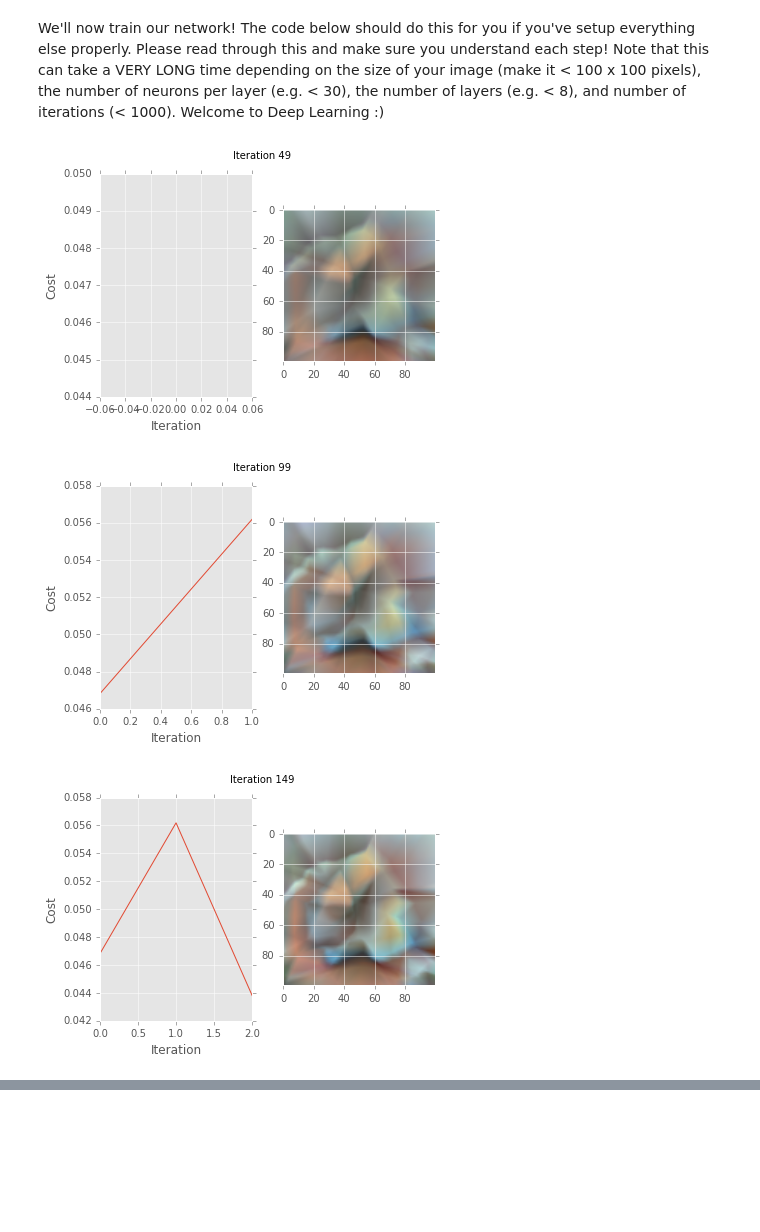
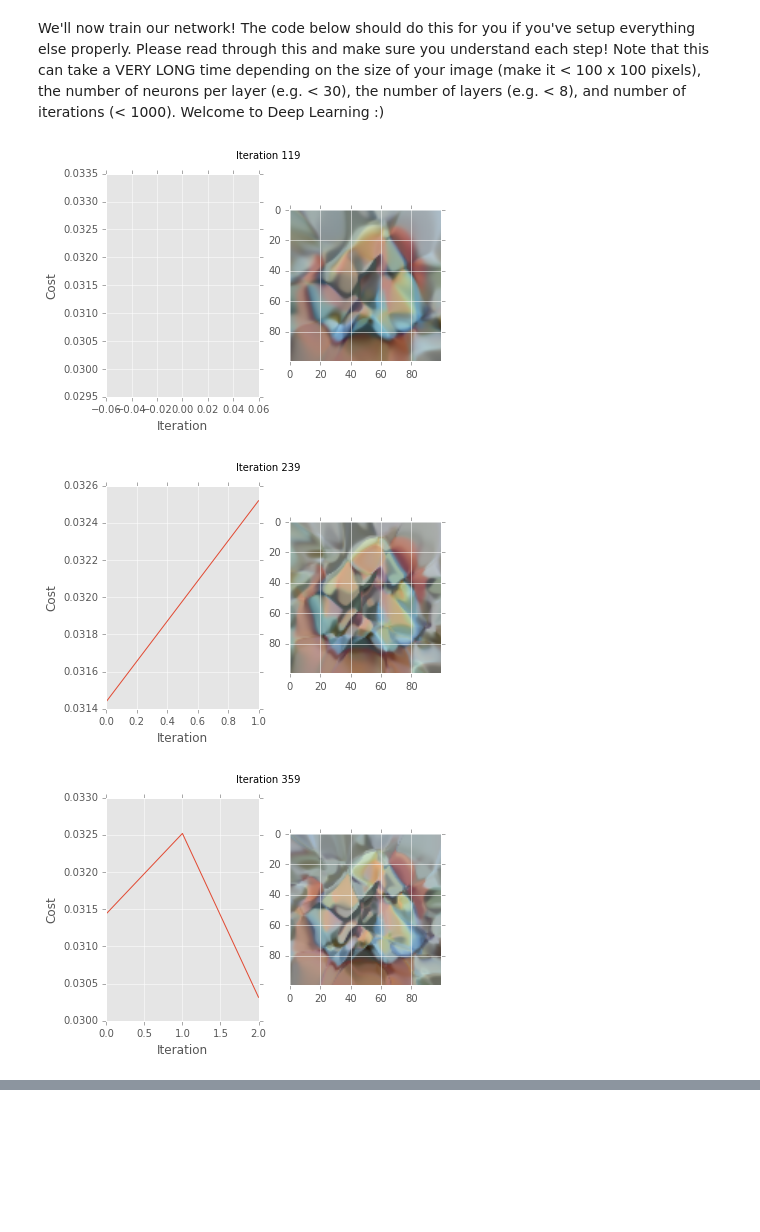
Before and after one commit to elsehow/CADL, a Jupyter notebook: session-2/session-2.ipynb, the cells around one changed output, grey strips where cells are left out. Drawn from its saved outputs; the diff is of its cells as text; code cells hidden in the pictures.

```diff
--- a/session-2/session-2.ipynb
+++ b/session-2/session-2.ipynb
@@ -489,7 +484,7 @@ for layer_n in range(1,6):
         x=current_input,
         n_output=n_neurons,
         name='layer_'+str(layer_n),
-        activation=tf.nn.relu)
+        activation=tf.nn.tanh)
 
 # TODO whats in h and 2?
 # TODO what's in X for that matter?
@@ -564,7 +557,7 @@ Remember, to understand this equation, try to say it out loud: the $cost$ given
 # this function will measure the absolute distance, also known as the l1-norm
 def distance(p1, p2):
     return (p1 - p2)**2
-error = distance(Y_pred, Y)
+error = distance(Y, Y_pred)
 assert(error.get_shape().as_list() == [None, 3])
 # %% [markdown]
 /done/
@@ -586,10 +579,10 @@ assert(cost.get_shape().as_list() == [])
 We now need an `optimizer` which will take our `cost` and a `learning_rate`, which says how far along the gradient to move.  This optimizer calculates all the gradients in our network with respect to the `cost` variable and updates all of the weights in our network using backpropagation.  We'll then create mini-batches of our training data and run the `optimizer` using a `session`.
 # %%
 # Refer to the help for the function
-optimizer = tf.train.AdamOptimizer(0.001).minimize(cost)
+optimizer = tf.train.AdamOptimizer(0.01).minimize(cost)
 
 # Create parameters for the number of iterations to run for (< 100)
-n_iterations = 500
+n_iterations = 600
 
 # And how much data is in each minibatch (< 500)
 batch_size = 100
@@ -606,45 +599,39 @@ sess.run(tf.initialize_all_variables())
 # a little at a time
 imgs = []
 costs = []
-gif_step = n_iterations // 10
+gif_step = n_iterations // 5
 step_i = 0
 
 for it_i in range(n_iterations):
-
     # Get a random sampling of the dataset
     idxs = np.random.permutation(range(len(xs)))
-
     # The number of batches we have to iterate over
     n_batches = len(idxs) // batch_size
-
     # Now iterate over our stochastic minibatches:
     for batch_i in range(n_batches):
-
         # Get just minibatch amount of data
         idxs_i = idxs[batch_i * batch_size: (batch_i + 1) * batch_size]
-
         # And optimize, also returning the cost so we can monitor
         # how our optimization is doing.
         training_cost = sess.run(
             [cost, optimizer],
             feed_dict={X: xs[idxs_i], Y: ys[idxs_i]})[0]
-
     # Also, every 20 iterations, we'll draw the prediction of our
     # input xs, which should try to recreate our image!
     if (it_i + 1) % gif_step == 0:
         costs.append(training_cost / n_batches)
         ys_pred = Y_pred.eval(feed_dict={X: xs}, session=sess)
         img = np.clip(ys_pred.reshape(img.shape), 0, 1)
         imgs.append(img)
         # Plot the cost over time
         fig, ax = plt.subplots(1, 2)
         ax[0].plot(costs)
         ax[0].set_xlabel('Iteration')
         ax[0].set_ylabel('Cost')
         ax[1].imshow(img)
         fig.suptitle('Iteration {}'.format(it_i))
         plt.show()
 # %% [output]
-[figure, old version]
+[figure, new version]
-[figure, old version]
+[figure, new version]
-[figure, old version]
+[figure, new version]
```
Also changed, not shown: parts of 15 cells of this notebook, 9 other files.
